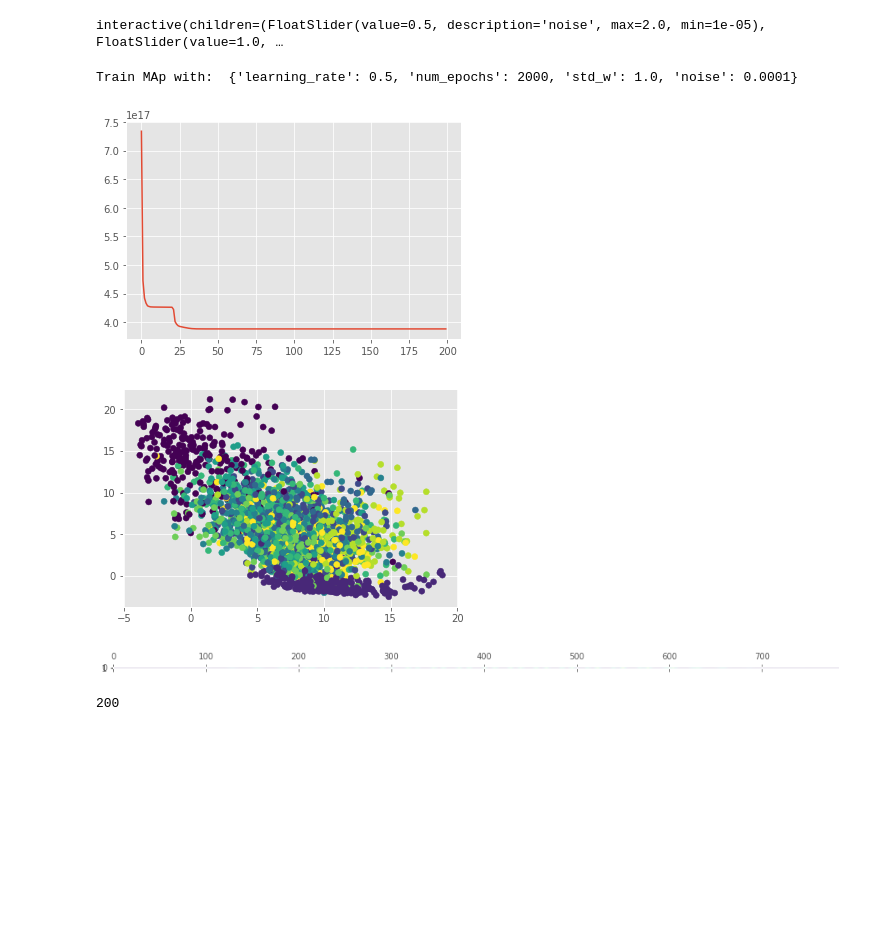
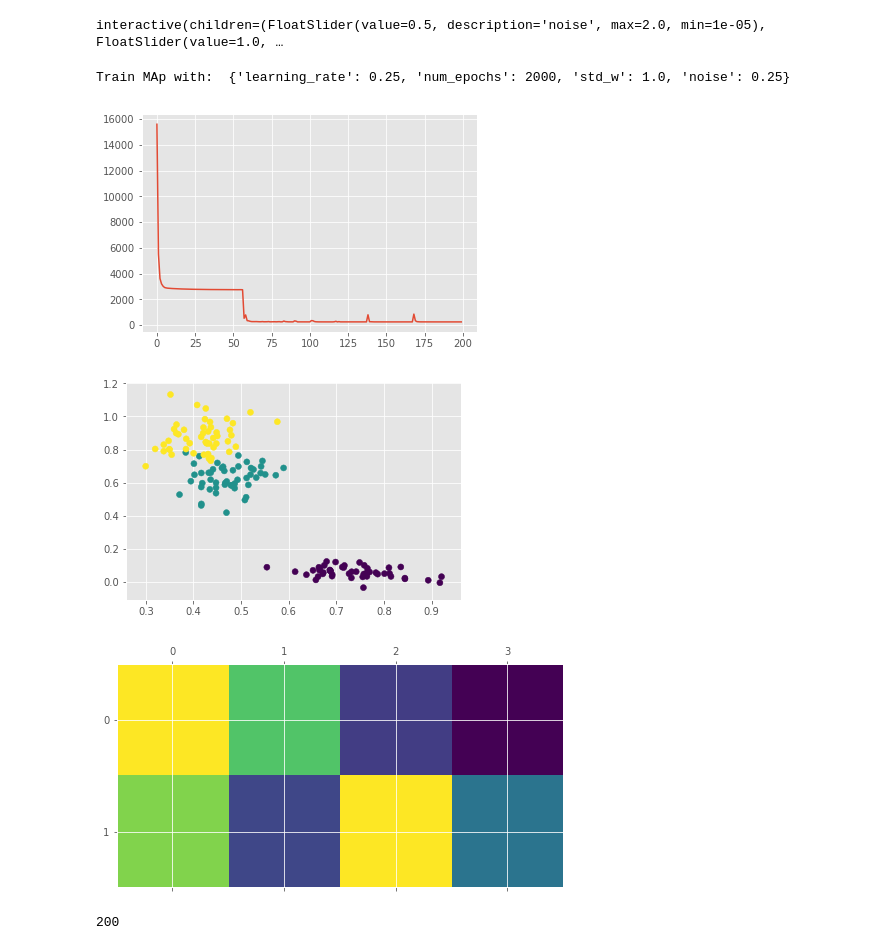
Before and after one commit to vu-minh/prob_dr, a Jupyter notebook: PPCA_MAP.ipynb, the cells around one changed output. Cells and saved outputs as stored; diff of their text form; code cells hidden in the pictures; blank space fills up the shorter version.

```diff
--- a/PPCA_MAP.ipynb
+++ b/PPCA_MAP.ipynb
@@ -160,19 +160,19 @@ def ppca_map(noise=0.5, std_w=1.0, num_epochs=1000, learning_rate=0.1):
 interactive(children=(FloatSlider(value=0.5, description='noise', max=2.0, min=1e-05), FloatSlider(value=1.0, …
 # %%
 losses, w_map, z_map, traceZ = train_map(
-    noise=1e-4,  std_w=1.0, num_epochs=2000, learning_rate=0.5)
+    noise=0.25,  std_w=1.0, num_epochs=2000, learning_rate=0.25)
 plt.plot(range(len(losses)), losses)
 # plt.savefig('./plots/loss_iris_zero_noise.png')
 plt.show()
 plt.scatter(z_map[0, :], z_map[1, :], c=y_class)
 # plt.savefig('./plots/scatter_iris_zero_noise.png')
 plt.matshow(w_map.T, cmap='viridis')
 plt.show()
 # %% [output]
-Train MAp with:  {'learning_rate': 0.5, 'num_epochs': 2000, 'std_w': 1.0, 'noise': 0.0001}
+Train MAp with:  {'learning_rate': 0.25, 'num_epochs': 2000, 'std_w': 1.0, 'noise': 0.25}
-[figure, old version]
+[figure, new version]
-[figure, old version]
+[figure, new version]
-[figure, old version]
+[figure, new version]
 # %%
 print(len(traceZ))
 # %% [output]
```
Also changed, not shown: parts of 2 cells of this notebook, 9 other files.
